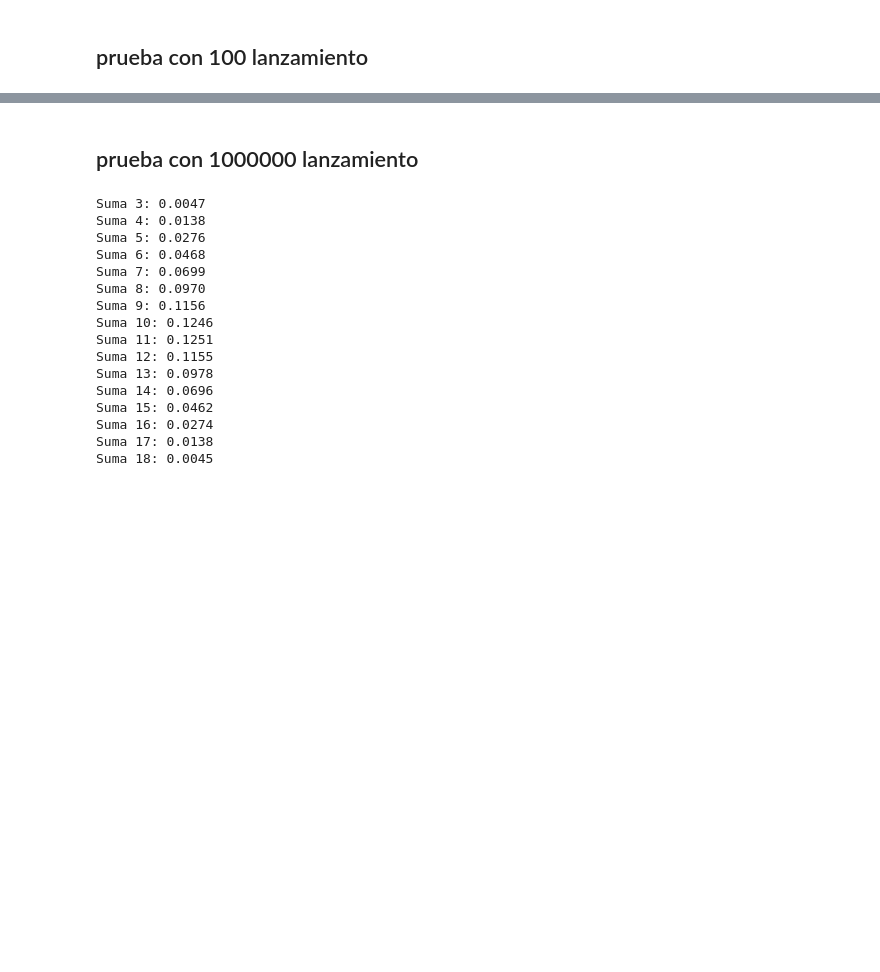
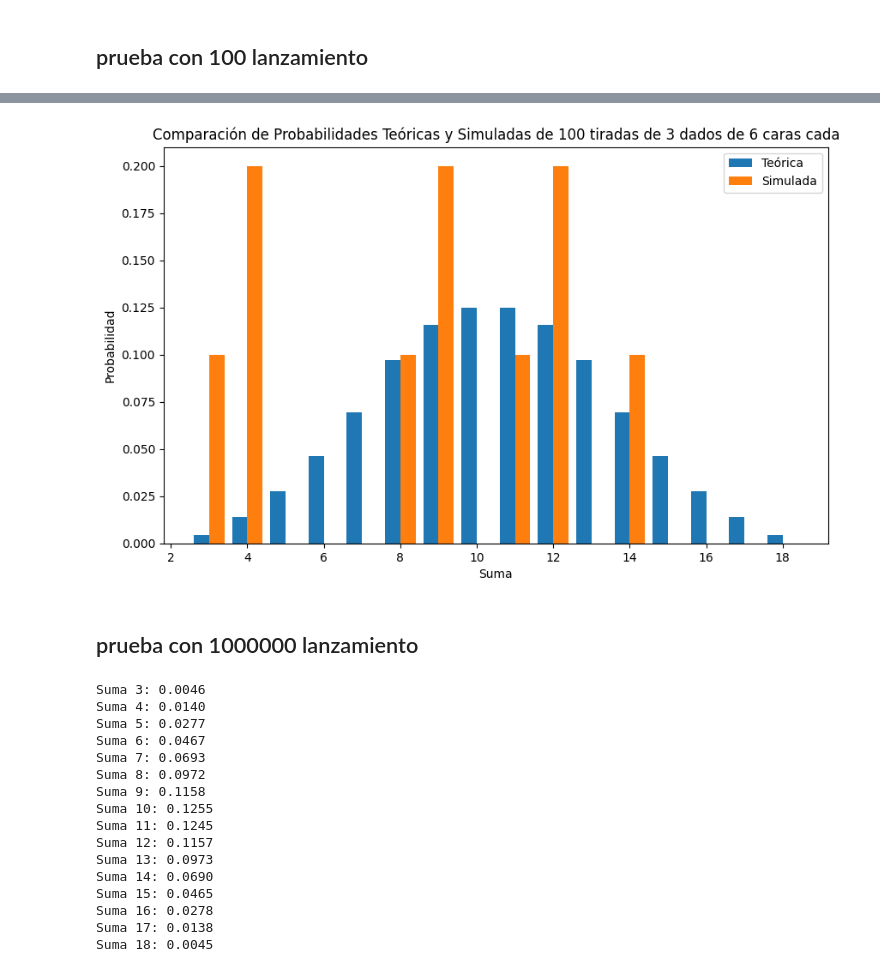
Before and after one commit to StalkerData/Ciencia_de_Datos, a Jupyter notebook: Nivel_1/lanzamiento_dados/notebooks/simulacion_dados.ipynb, the cells around one changed output, grey strips where cells are left out. Cells and saved outputs as stored; diff of their text form; code cells hidden in the pictures; blank space fills up the shorter version.

```diff
--- a/Nivel_1/lanzamiento_dados/notebooks/simulacion_dados.ipynb
+++ b/Nivel_1/lanzamiento_dados/notebooks/simulacion_dados.ipynb
@@ -167,25 +171,30 @@ Suma 16: 0.0300
 Suma 17: 0.0100
+# %%
+crear_grafica(prob_teorica, fr10, tiradas, nDados, caras_dado)
+# %% [output]
+[figure, added]
 # %% [markdown]
 ## prueba con 1000000 lanzamiento
 # %%
-Simulador.dados(caras_dado,nDados)
-lanzamintos=Simulador.lanzamientos(1000000)
-fr1000000=frecuencia_relativa(lanzamintos)
+Simulador.dados(caras_dado, nDados)
+tiradas = 1000000
+lanzamintos = Simulador.lanzamientos(tiradas)
+fr1000000 = frecuencia_relativa(lanzamintos)
 imprimir_resultados(fr1000000)
 # %% [output]
-Suma 3: 0.0047
-Suma 4: 0.0138
-Suma 5: 0.0276
-Suma 6: 0.0468
-Suma 7: 0.0699
-Suma 8: 0.0970
-Suma 9: 0.1156
-Suma 10: 0.1246
-Suma 11: 0.1251
-Suma 12: 0.1155
-Suma 13: 0.0978
-Suma 14: 0.0696
-Suma 15: 0.0462
-Suma 16: 0.0274
+Suma 3: 0.0046
+Suma 4: 0.0140
+Suma 5: 0.0277
+Suma 6: 0.0467
+Suma 7: 0.0693
+Suma 8: 0.0972
+Suma 9: 0.1158
+Suma 10: 0.1255
+Suma 11: 0.1245
+Suma 12: 0.1157
+Suma 13: 0.0973
+Suma 14: 0.0690
+Suma 15: 0.0465
+Suma 16: 0.0278
 Suma 17: 0.0138
 Suma 18: 0.0045
```
Also changed, not shown: parts of 16 cells of this notebook, 1 other file.
